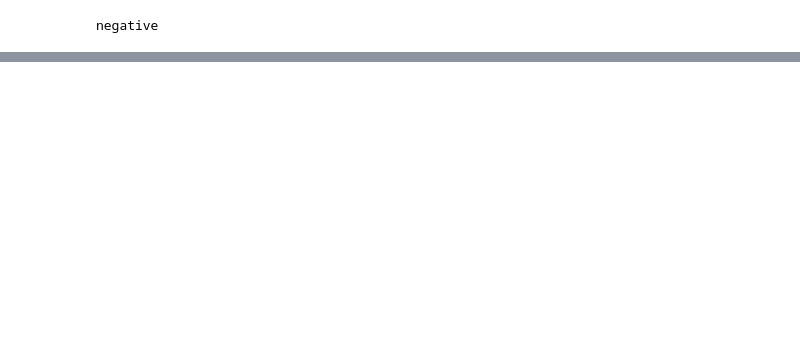
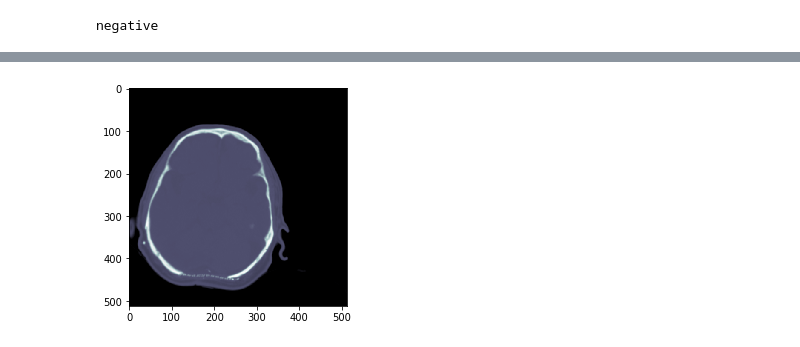
Before and after one commit to 3-3-3/Brain-Hemorrhaging, a Jupyter notebook: Visualization.ipynb, the cells around one changed output, grey strips where cells are left out. Cells and saved outputs as stored; diff of their text form; code cells hidden in the pictures; blank space fills up the shorter version.

```diff
--- a/Visualization.ipynb
+++ b/Visualization.ipynb
@@ -172,0 +210,5 @@ negative
+# %%
+plt.imshow(epidural, cmap=plt.cm.bone)
+plt.imsave('epidural.jpg', epidural, cmap=plt.cm.bone)
+# %% [output]
+[figure, added]
```
Also changed, not shown: parts of 9 cells of this notebook, 4 other files.
